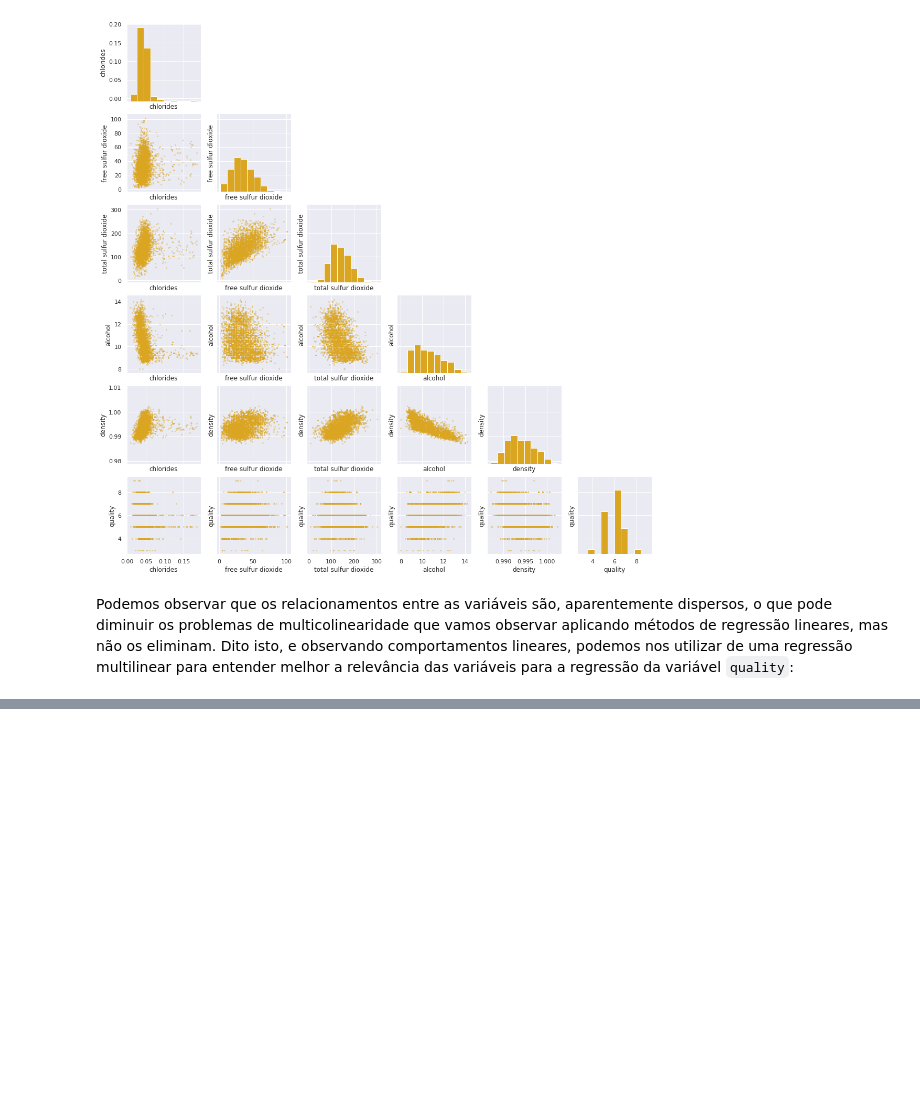
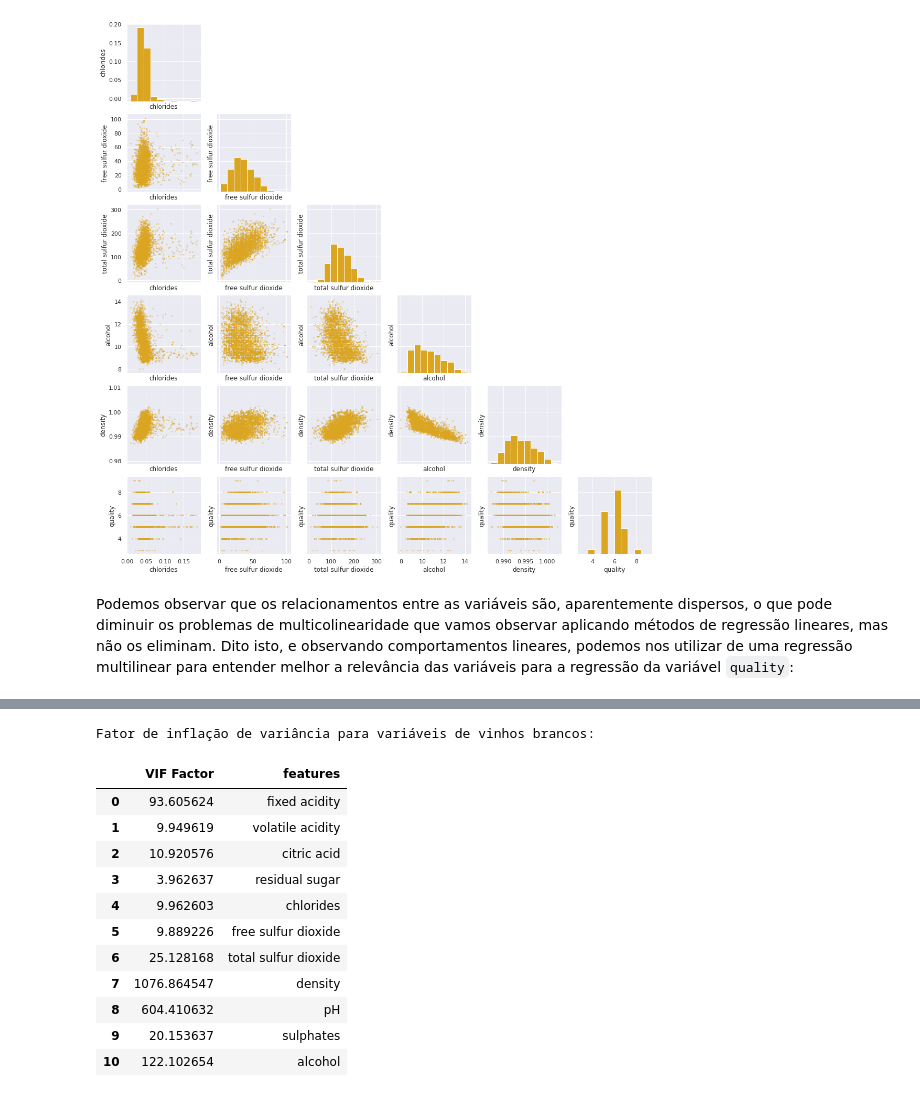
Before and after one commit to Coqueiro/wine-quality, a Jupyter notebook: Wine Quality Prediction Model.ipynb, the cells around one changed output, grey strips where cells are left out. Drawn from its saved outputs; the diff is of its cells as text; code cells hidden in the pictures; blank space fills up the shorter version.

```diff
--- a/Wine Quality Prediction Model.ipynb
+++ b/Wine Quality Prediction Model.ipynb
@@ -826,0 +883,28 @@ Através de uma [análise de principais componentes](https://en.wikipedia.org/wi
+# %%
+white_wine_train_variables = white_wine_train_cleaned_data.iloc[:,1:-1]
+
+white_wine_vif = pd.DataFrame()
+white_wine_vif["VIF Factor"] = [
+    variance_inflation_factor(white_wine_train_variables.values, value)
+    for value in range(white_wine_train_variables.shape[1])
+]
+white_wine_vif["features"] = white_wine_train_variables.columns
+
+print('\x1b[33mFator de inflação de variância para variáveis de vinhos brancos:')
+pd.set_option("display.max_rows", 11)
+display(white_wine_vif)
+pd.set_option("display.max_rows", 10)
+# %% [output]
+Fator de inflação de variância para variáveis de vinhos brancos:
+|  | VIF Factor | features |
+| 0 | 93.605624 | fixed acidity |
+| 1 | 9.949619 | volatile acidity |
+| 2 | 10.920576 | citric acid |
+| 3 | 3.962637 | residual sugar |
+| 4 | 9.962603 | chlorides |
+| 5 | 9.889226 | free sulfur dioxide |
+| 6 | 25.128168 | total sulfur dioxide |
+| 7 | 1076.864547 | density |
+| 8 | 604.410632 | pH |
+| 9 | 20.153637 | sulphates |
+| 10 | 122.102654 | alcohol |
```
Also changed, not shown: parts of 44 cells of this notebook, 1 other file.
